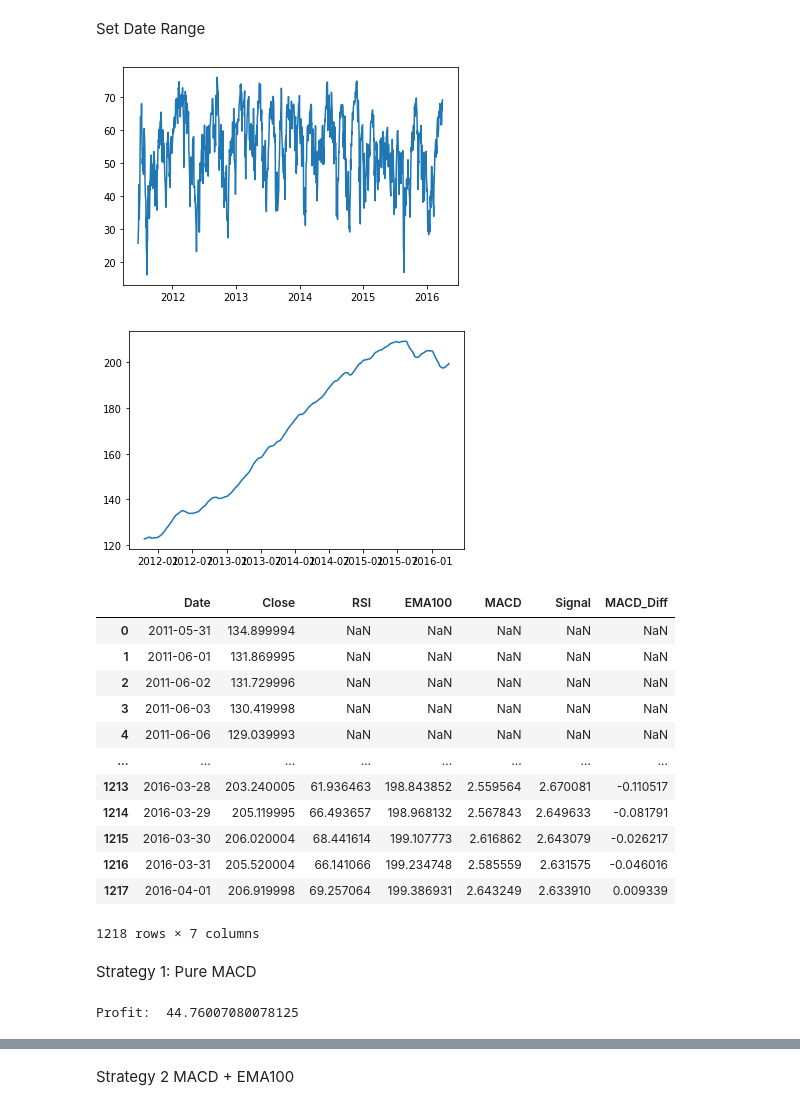
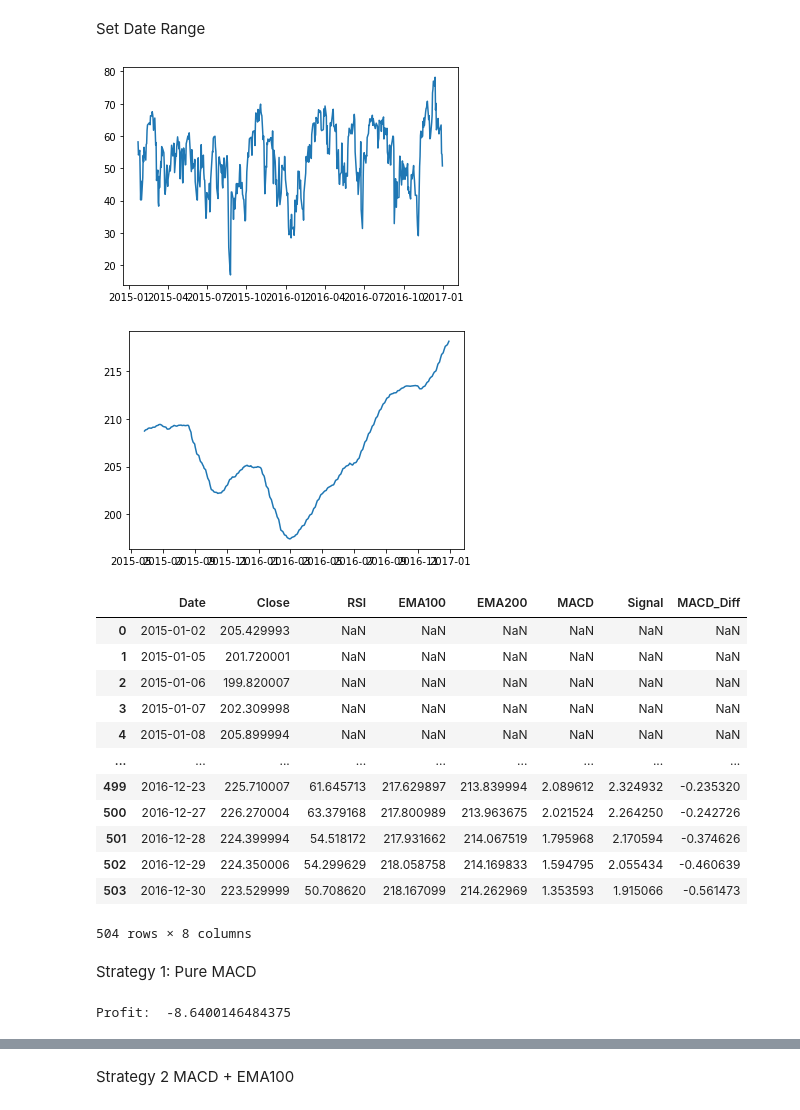
Before and after one commit to KATLC711/CS467, a Jupyter notebook: macd100ema.ipynb, the cells around one changed output, grey strips where cells are left out. Drawn from its saved outputs; the diff is of its cells as text; code cells hidden in the pictures.

```diff
--- a/macd100ema.ipynb
+++ b/macd100ema.ipynb
@@ -17,39 +17,45 @@ fake = Faker()
 start_date = fake.date_between(start_date=datetime.date(2010,1,1), end_date='now')
 end_date = fake.date_between(start_date=start_date, end_date='now')
 
+start_date=datetime.date(2015,1,1)
+end_date=datetime.date(2017,1,1)
+
+
 #df = yf.Ticker("SPY").history(period = '3y', interval = '1d').reset_index()[["Date", "Close"]]
 df = pdr.get_data_yahoo("SPY", start=start_date,  end=end_date).reset_index()[["Date", "Close"]]
 # %%
 df['RSI'] = ta.momentum.RSIIndicator(df['Close'], window = 14).rsi()
 plt.plot(df['Date'], df['RSI'])
 plt.show()
 
 
 df['EMA100'] = ta.trend.EMAIndicator(df['Close'], window = 100).ema_indicator()
 plt.plot(df['Date'], df['EMA100'])
 plt.show()
+
+df['EMA200'] = ta.trend.EMAIndicator(df['Close'], window = 200).ema_indicator()
 # %% [output]
-[figure, old version]
+[figure, new version]
-[figure, old version]
+[figure, new version]
 # %%
 df['MACD'] = ta.trend.MACD(df['Close']).macd()
 df['Signal'] = ta.trend.MACD(df['Close']).macd_signal()
 df['MACD_Diff'] = ta.trend.MACD(df['Close']).macd_diff()
 df
 # %% [output]
-|  | Date | Close | RSI | EMA100 | MACD | Signal | MACD_Diff |
-| 0 | 2011-05-31 | 134.899994 | NaN | NaN | NaN | NaN | NaN |
-| 1 | 2011-06-01 | 131.869995 | NaN | NaN | NaN | NaN | NaN |
-| 2 | 2011-06-02 | 131.729996 | NaN | NaN | NaN | NaN | NaN |
-| 3 | 2011-06-03 | 130.419998 | NaN | NaN | NaN | NaN | NaN |
-| 4 | 2011-06-06 | 129.039993 | NaN | NaN | NaN | NaN | NaN |
-| ... | ... | ... | ... | ... | ... | ... | ... |
-| 1213 | 2016-03-28 | 203.240005 | 61.936463 | 198.843852 | 2.559564 | 2.670081 | -0.110517 |
-| 1214 | 2016-03-29 | 205.119995 | 66.493657 | 198.968132 | 2.567843 | 2.649633 | -0.081791 |
-| 1215 | 2016-03-30 | 206.020004 | 68.441614 | 199.107773 | 2.616862 | 2.643079 | -0.026217 |
-| 1216 | 2016-03-31 | 205.520004 | 66.141066 | 199.234748 | 2.585559 | 2.631575 | -0.046016 |
-| 1217 | 2016-04-01 | 206.919998 | 69.257064 | 199.386931 | 2.643249 | 2.633910 | 0.009339 |
+|  | Date | Close | RSI | EMA100 | EMA200 | MACD | Signal | MACD_Diff |
+| 0 | 2015-01-02 | 205.429993 | NaN | NaN | NaN | NaN | NaN | NaN |
+| 1 | 2015-01-05 | 201.720001 | NaN | NaN | NaN | NaN | NaN | NaN |
+| 2 | 2015-01-06 | 199.820007 | NaN | NaN | NaN | NaN | NaN | NaN |
+| 3 | 2015-01-07 | 202.309998 | NaN | NaN | NaN | NaN | NaN | NaN |
+| 4 | 2015-01-08 | 205.899994 | NaN | NaN | NaN | NaN | NaN | NaN |
+| ... | ... | ... | ... | ... | ... | ... | ... | ... |
+| 499 | 2016-12-23 | 225.710007 | 61.645713 | 217.629897 | 213.839994 | 2.089612 | 2.324932 | -0.235320 |
+| 500 | 2016-12-27 | 226.270004 | 63.379168 | 217.800989 | 213.963675 | 2.021524 | 2.264250 | -0.242726 |
+| 501 | 2016-12-28 | 224.399994 | 54.518172 | 217.931662 | 214.067519 | 1.795968 | 2.170594 | -0.374626 |
+| 502 | 2016-12-29 | 224.350006 | 54.299629 | 218.058758 | 214.169833 | 1.594795 | 2.055434 | -0.460639 |
+| 503 | 2016-12-30 | 223.529999 | 50.708620 | 218.167099 | 214.262969 | 1.353593 | 1.915066 | -0.561473 |
-1218 rows × 7 columns
+504 rows × 8 columns
 # %% [markdown]
 Strategy 1: Pure MACD
 # %%
@@ -125,7 +131,7 @@ if len(Buys) - len(Sells) == 1:
 profit1 = sum(Sells) - sum(Buys)
 print('Profit: ', profit1)
 # %% [output]
-Profit:  44.76007080078125
+Profit:  -8.6400146484375
 # %%
 
 plt.figure(figsize=(12.2,4.5))
```
Also changed, not shown: parts of 11 cells of this notebook, 4 other files.
